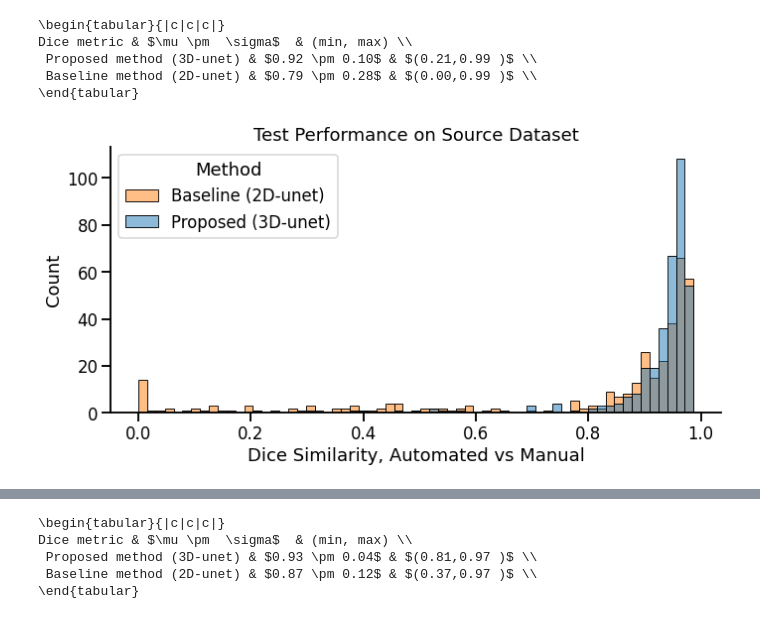
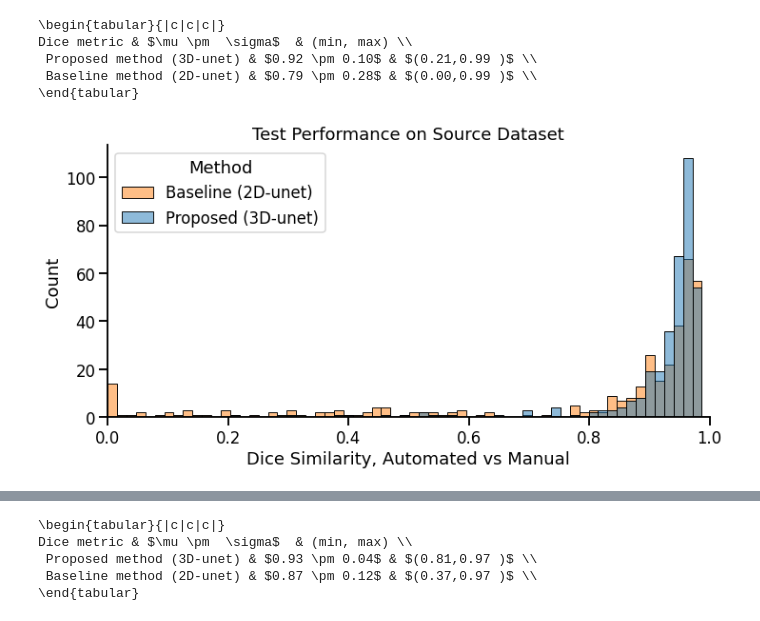
Before and after one commit to akhanf/funcmasker-compare, a Jupyter notebook: analysis.ipynb, the cells around one changed output, grey strips where cells are left out. Cells and saved outputs as stored; diff of their text form; code cells hidden in the pictures.

```diff
--- a/analysis.ipynb
+++ b/analysis.ipynb
@@ -107,13 +107,13 @@ df['group']=group
 # %%
 
 g = sns.displot(data=df, x="dice", hue="group",aspect=2,legend=False,log_scale=(False,False))
 plt.legend(title='Method', loc='upper left', labels=['Baseline (2D-unet)','Proposed (3D-unet)'])
 g.set_axis_labels("Dice Similarity, Automated vs Manual", "Count")
 plt.title('Test Performance on Source Dataset')
-
+plt.xlim(0,1)
 g.savefig('figures/dice_ds3090.svg')
 # %% [output]
-[figure, old version]
+[figure, new version]
 # %%
 #load up generalization data
 df3d = pd.read_csv('https://github.com/akhanf/funcmasker-compare/raw/master/funcmasker_output_uwodata/test_dice.csv',dtype={'voxels_manual':np.int32})
```
Also changed, not shown: parts of 5 cells of this notebook, 4 other files.
